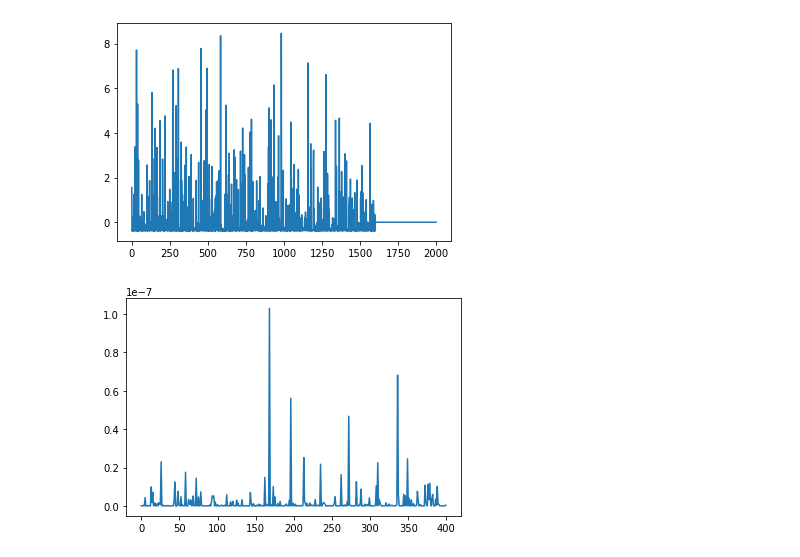
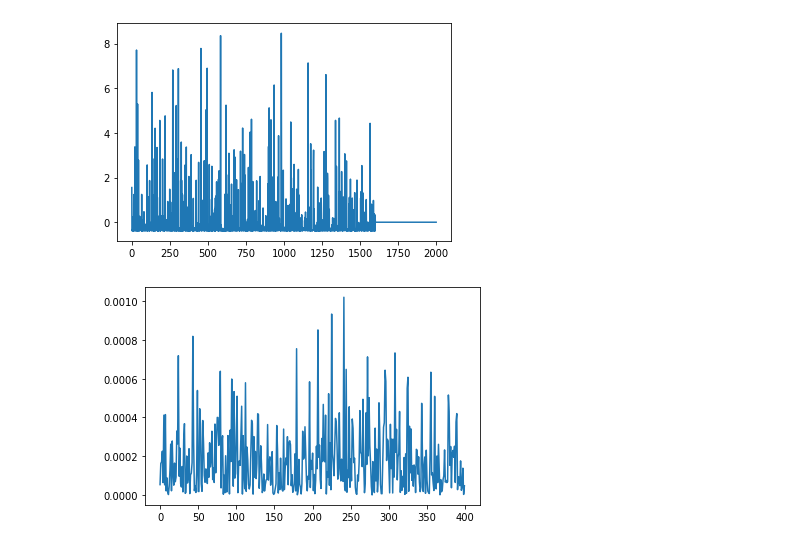
Before and after one commit to PlatanusCarl/CNN, a Jupyter notebook: homework3/dc.ipynb, the cells around one changed output. Saved outputs shown, nothing was run; the diff lists cells and outputs as text; code cells hidden in the pictures.

Commit message:
embed240

```diff
--- a/homework3/dc.ipynb
+++ b/homework3/dc.ipynb
@@ -97,11 +97,12 @@ class DeepCrossing(nn.Module):
         return outputs
 # %%
 #embedding
+embed_dim = 5
+
 sociald3 =  social_train[:,2]
-embed = nn.Embedding(1600,10)
+embed = nn.Embedding(1600,embed_dim)
 embed_sociald3 = embed(torch.from_numpy(sociald3).long())
 
 sociald3t = social_test[:,2]
-embed = nn.Embedding(400,10)
+embed = nn.Embedding(400,embed_dim)
 embed_sociald3t = embed(torch.from_numpy(sociald3t).long())
-print(embed_sociald3t.shape)
@@ -112,10 +111,8 @@ torch.Size([400, 10])
 stack=np.concatenate([aural_train, social_train[:,:1],embed_sociald3.detach().numpy(),textual_train,visual_train], 1)
 stack=torch.from_numpy(stack)
 test = np.concatenate([aural_test,social_test[:,:1],embed_sociald3t.detach().numpy(),textual_test,visual_test],1)
-
-stack=torch.from_numpy(linear_train)
 # %%
-hidden_units = 6
+hidden_units = 3
 dropout = 0.
 learning_rate = .2
 net = DeepCrossing(stack.shape[1],hidden_units,dropout)
@@ -125,7 +122,7 @@ if(use_gpu):
     net = net.cuda()
     loss_func = loss_func.cuda()
 # %%
-iterate = 5000
+iterate = 100
 if (use_gpu):
     stack = stack.cuda()
 for t in range(iterate):
@@ -135,6 +132,6 @@ for t in range(iterate):
     optimizer.zero_grad()   # clear gradients for next train
     loss.backward()         # backpropagation, compute gradients
     optimizer.step()        # apply gradients
-    if(t%500 == 0):
+    if(t%50 == 0):
         print(t,loss)
 # %% [output]
@@ -151,19 +140,19 @@ for t in range(iterate):
 # %%
 if(use_gpu):
     net = net.cpu()
-predict = net(torch.from_numpy(linear_test))
+predict = net(torch.from_numpy(test))
 pre = predict.detach().numpy().flatten()
 total = np.concatenate([train,pre])
 x = range(total.shape[0])
 y = total[x]
 plt.plot(x,y)
 plt.show()
 x = range(pre.shape[0])
 y = pre[x]
 plt.plot(x,y)
 plt.show()
-np.save(r'prediction/DC_no_embed_re'+ str(hidden_units) +'_drop'+ str(dropout)+'_'+str(iterate)+'.npy',pre)
+np.save(r'prediction/DC_embed'+str(embed_dim)+'_re'+ str(hidden_units) +'_drop'+ str(dropout)+'_'+str(iterate)+'.npy',pre)
 # %% [output]
 [figure]
-[figure, old version]
+[figure, new version]
 # %% [markdown]
```
Also changed, not shown: parts of 3 cells of this notebook, 31 other files.
